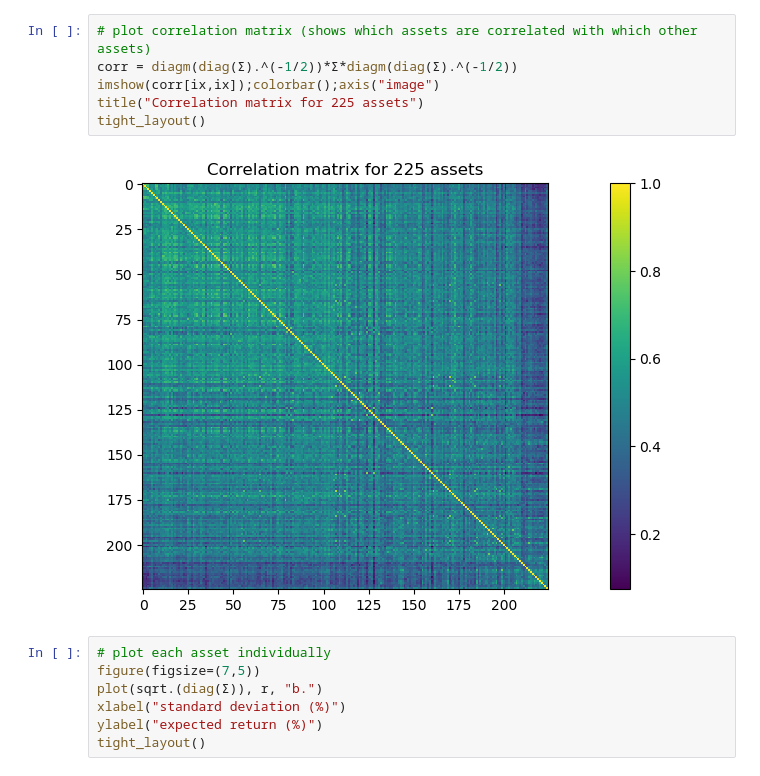
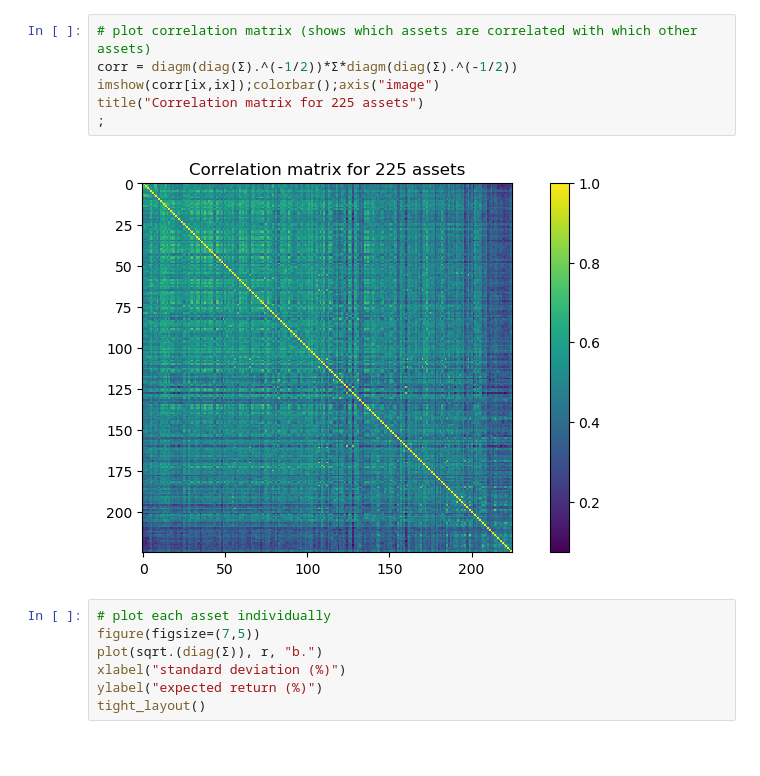
Before and after one commit to asmith28/isye524, a Jupyter notebook: PortfolioOptimization.ipynb, the cells around one changed output. Drawn from its saved outputs; the diff is of its cells as text; blank space fills up the shorter version.

```diff
--- a/PortfolioOptimization.ipynb
+++ b/PortfolioOptimization.ipynb
@@ -26,11 +26,11 @@ tight_layout()
 # %%
 # plot correlation matrix (shows which assets are correlated with which other assets)
 corr = diagm(diag(Σ).^(-1/2))*Σ*diagm(diag(Σ).^(-1/2))
 imshow(corr[ix,ix]);colorbar();axis("image")
 title("Correlation matrix for 225 assets")
-tight_layout()
+;
 # %% [output]
-[figure, old version]
+[figure, new version]
 # %%
 # plot each asset individually
 figure(figsize=(7,5))
```
Also changed, not shown: parts of 2 cells of this notebook.
